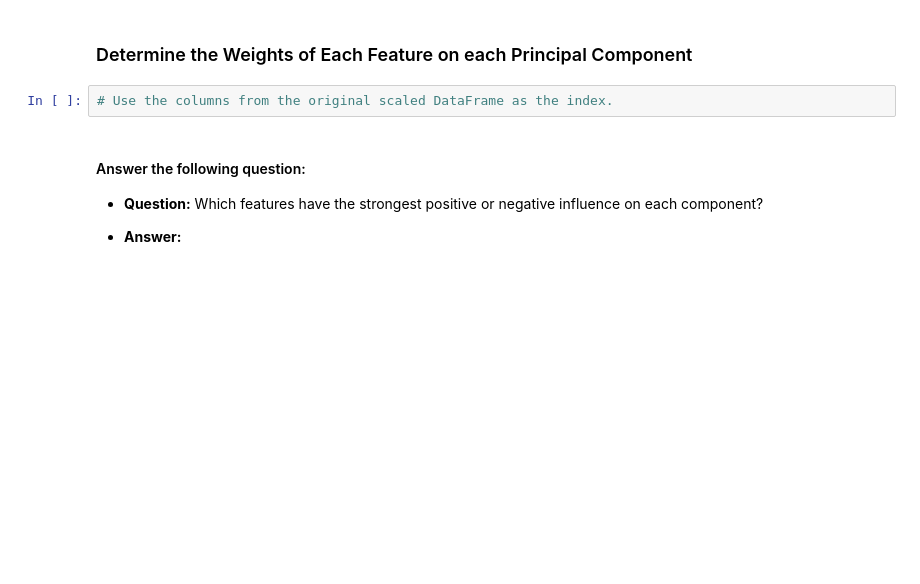
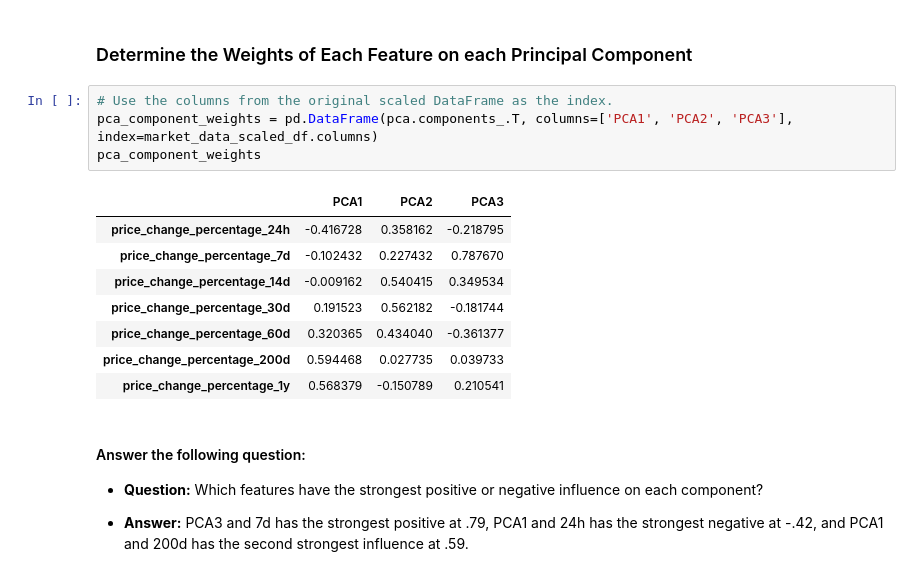
Before and after one commit to LardexTheLarge/crypto_clustering_challenge, a Jupyter notebook: Crypto_Clustering.ipynb, the cells around one changed output. Drawn from its saved outputs; the diff is of its cells as text; blank space fills up the shorter version.

Commit message:
Completed determining the weights of each feature

```diff
--- a/Crypto_Clustering.ipynb
+++ b/Crypto_Clustering.ipynb
@@ -376,9 +376,20 @@ market_pca_predictions_df.plot.scatter(
 ### Determine the Weights of Each Feature on each Principal Component
 # %%
 # Use the columns from the original scaled DataFrame as the index.
+pca_component_weights = pd.DataFrame(pca.components_.T, columns=['PCA1', 'PCA2', 'PCA3'], index=market_data_scaled_df.columns)
+pca_component_weights
+# %% [output]
+|  | PCA1 | PCA2 | PCA3 |
+| price_change_percentage_24h | -0.416728 | 0.358162 | -0.218795 |
+| price_change_percentage_7d | -0.102432 | 0.227432 | 0.787670 |
+| price_change_percentage_14d | -0.009162 | 0.540415 | 0.349534 |
+| price_change_percentage_30d | 0.191523 | 0.562182 | -0.181744 |
+| price_change_percentage_60d | 0.320365 | 0.434040 | -0.361377 |
+| price_change_percentage_200d | 0.594468 | 0.027735 | 0.039733 |
+| price_change_percentage_1y | 0.568379 | -0.150789 | 0.210541 |
 # %% [markdown]
 #### Answer the following question:
 
 * **Question:** Which features have the strongest positive or negative influence on each component?
 
-* **Answer:**
+* **Answer:** PCA3 and 7d has the strongest positive at .79, PCA1 and 24h has the strongest negative at -.42, and PCA1 and 200d has the second strongest influence at .59.
```
